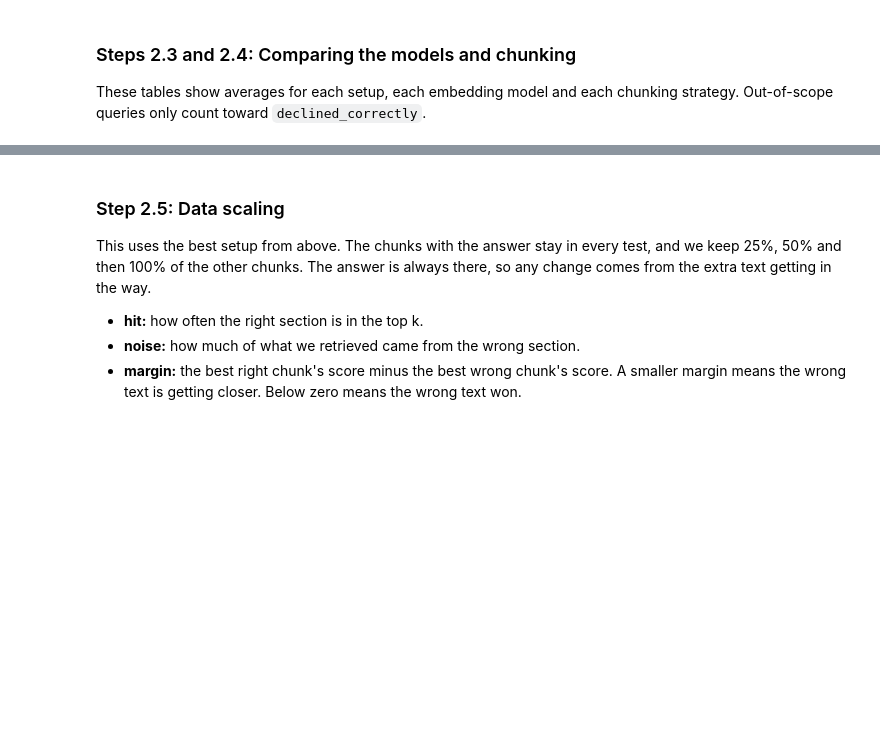
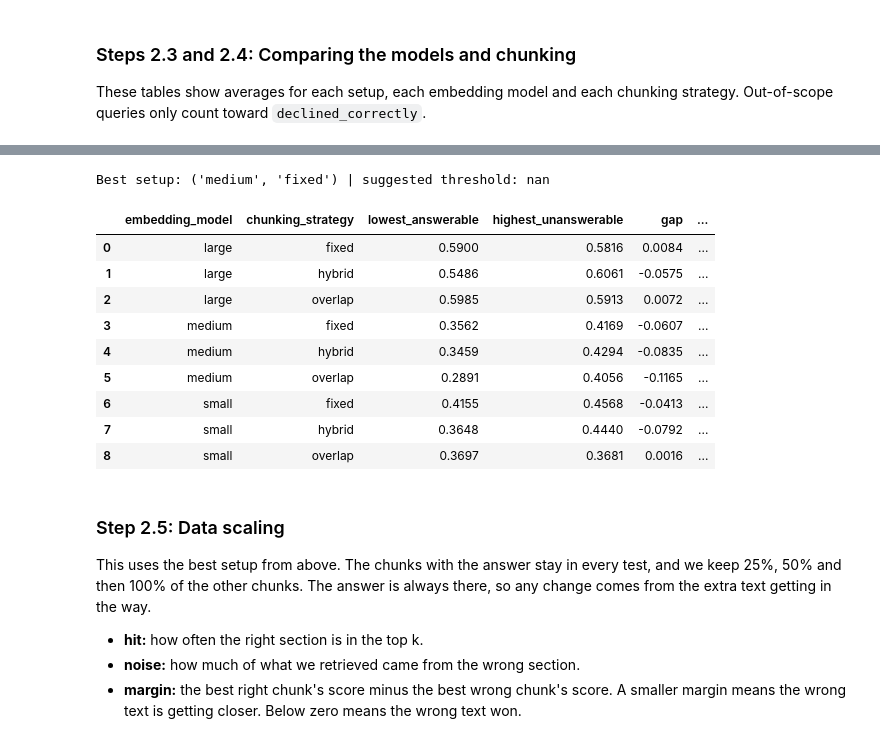
Before and after one commit to S1attaro/15_DataPact, a Jupyter notebook: rag_system/rag_system.ipynb, the cells around one changed output, grey strips where cells are left out. Saved outputs shown, nothing was run; the diff lists cells and outputs as text; code cells hidden in the pictures; blank space fills up the shorter version.

```diff
--- a/rag_system/rag_system.ipynb
+++ b/rag_system/rag_system.ipynb
@@ -524,3 +658,46 @@ ranked
+# %%
+threshold_rows = []
+for (size, strategy), index in indexes.items():
+    for query in queries:
+        hits, _ = index.search(query["query"], 1)
+        threshold_rows.append({"embedding_model": size, "chunking_strategy": strategy,
+                               "query_id": query["id"], "out_of_scope": bool(query.get("out_of_scope")),
+                               "top_score": round(hits[0]["score"], 4)})
+threshold_scores = pd.DataFrame(threshold_rows)
+threshold_scores.to_csv(OUT_DIR / "threshold_scores.csv", index=False)
+
+summary_rows = []
+for (size, strategy), group in threshold_scores.groupby(["embedding_model", "chunking_strategy"]):
+    answerable = group.loc[~group["out_of_scope"], "top_score"]
+    unanswerable = group.loc[group["out_of_scope"], "top_score"]
+    row = {"embedding_model": size, "chunking_strategy": strategy,
+           "lowest_answerable": answerable.min(), "highest_unanswerable": None,
+           "gap": None, "suggested_threshold": None}
+    if len(unanswerable):
+        gap = answerable.min() - unanswerable.max()
+        row.update(highest_unanswerable=unanswerable.max(), gap=round(gap, 4))
+        if gap > 0:
+            row["suggested_threshold"] = round((answerable.min() + unanswerable.max()) / 2, 4)
+    summary_rows.append(row)
+
+threshold_summary = pd.DataFrame(summary_rows)
+threshold_summary.to_csv(OUT_DIR / "threshold_summary.csv", index=False)
+best_row = threshold_summary[(threshold_summary["embedding_model"] == BEST[0])
+                             & (threshold_summary["chunking_strategy"] == BEST[1])].iloc[0]
+print("Best setup:", BEST, "| suggested threshold:", best_row["suggested_threshold"])
+threshold_summary
+# %% [output]
+Best setup: ('medium', 'fixed') | suggested threshold: nan
+|  | embedding_model | chunking_strategy | lowest_answerable | highest_unanswerable | gap | ... |
+| 0 | large | fixed | 0.5900 | 0.5816 | 0.0084 | ... |
+| 1 | large | hybrid | 0.5486 | 0.6061 | -0.0575 | ... |
+| 2 | large | overlap | 0.5985 | 0.5913 | 0.0072 | ... |
+| 3 | medium | fixed | 0.3562 | 0.4169 | -0.0607 | ... |
+| 4 | medium | hybrid | 0.3459 | 0.4294 | -0.0835 | ... |
+| 5 | medium | overlap | 0.2891 | 0.4056 | -0.1165 | ... |
+| 6 | small | fixed | 0.4155 | 0.4568 | -0.0413 | ... |
+| 7 | small | hybrid | 0.3648 | 0.4440 | -0.0792 | ... |
+| 8 | small | overlap | 0.3697 | 0.3681 | 0.0016 | ... |
 # %% [markdown]
 ### Step 2.5: Data scaling
 
```
Also changed, not shown: parts of 15 cells of this notebook, 12 other files.
